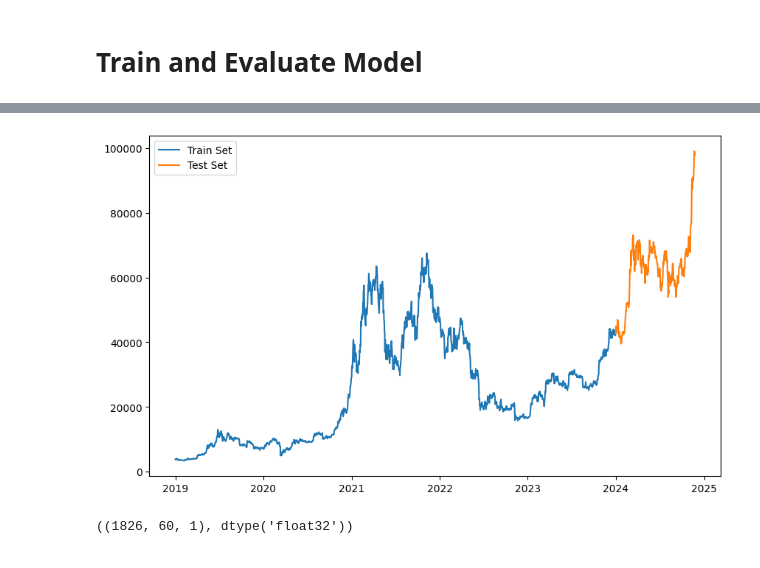
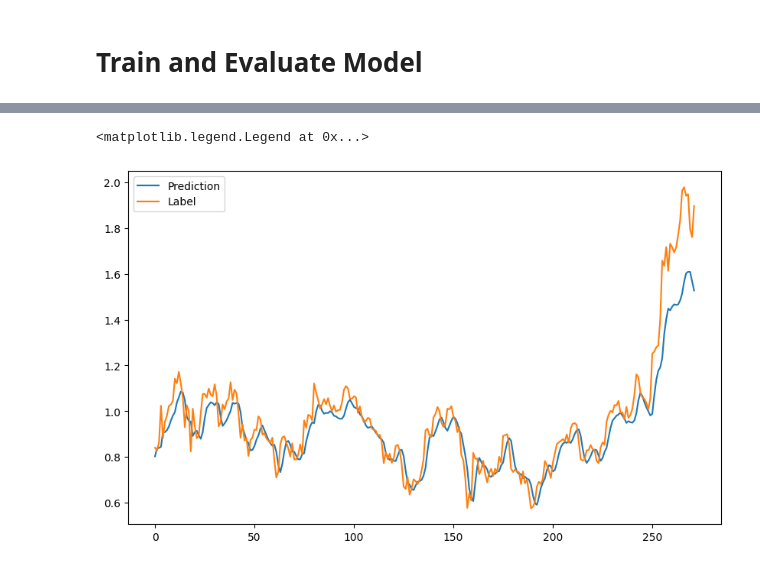
Before and after one commit to K-T-P/Deep-Learning-Fundamentals, a Jupyter notebook: Workshop5/workshop_5.ipynb, the cells around one changed output, grey strips where cells are left out. Saved outputs shown, nothing was run; the diff lists cells and outputs as text; code cells hidden in the pictures.

```diff
--- a/Workshop5/workshop_5.ipynb
+++ b/Workshop5/workshop_5.ipynb
@@ -962,0 +899,5 @@ testset = yf.download(tickers=[ticker], start=test_start_date, end=test_end_date
+# %%
+train_seq = torch.Tensor(np.array(train_seq))
+train_tar = torch.Tensor(np.array(train_tar))
+test_seq = torch.Tensor(np.array(test_seq))
+test_tar = torch.Tensor(np.array(test_tar))
@@ -962,0 +953,14 @@ testset = yf.download(tickers=[ticker], start=test_start_date, end=test_end_date
+# %%
+EPOCHS = 100
+lr = 3e-4
+RANDOM_SEED = 42
+BATCH_SIZE = 32
+
+network = Network(in_neuron=1, hidden_size=32, num_layers=2)
+loss_fn = nn.MSELoss()
+optimizer = torch.optim.Adam(params=network.parameters(), lr=lr)
+# %%
+trainset, valset = DataSet(train_seq, train_tar), DataSet(test_seq, test_tar)
+trainloader, valloader = DataLoader(
+    dataset=trainset, batch_size=BATCH_SIZE, shuffle=True
+), DataLoader(dataset=valset, batch_size=BATCH_SIZE, shuffle=False)
@@ -963,8 +1029,25 @@ testset = yf.download(tickers=[ticker], start=test_start_date, end=test_end_date
+# %%
+# trainloader = DataLoader(
+#     dataset=trainset, batch_size=BATCH_SIZE, shuffle=False
+# )
+
+
+def PlotPredictions(network, train_iter):
+    predictions = []
+
+    network.eval()
+
+    with torch.no_grad():
+        for input, label in train_iter:
+            output = network(input)
+            predictions.extend(output)
+    return predictions
 # %%
-plt.figure(figsize=(10, 6))
-plt.plot(trainset, label="Train Set")
-plt.plot(testset, label="Test Set")
+predictions = PlotPredictions(network, valloader)
+plt.figure(figsize=(10,6))
+plt.plot(predictions, label="Prediction")
+plt.plot(test_tar.squeeze(), label = "Label")
 plt.legend()
-plt.show()
 # %% [output]
+<matplotlib.legend.Legend at 0x...>
-[figure, old version]
+[figure, new version]
@@ -984,5 +1053,0 @@ trainset_scaled = reshaped_trainset.astype(np.float32)
-# %%
-# Check trainset shape
-trainset_scaled.shape, trainset_scaled.dtype
-# %% [output]
-((1826, 60, 1), dtype('float32'))
```
Also changed, not shown: parts of 40 cells of this notebook.
